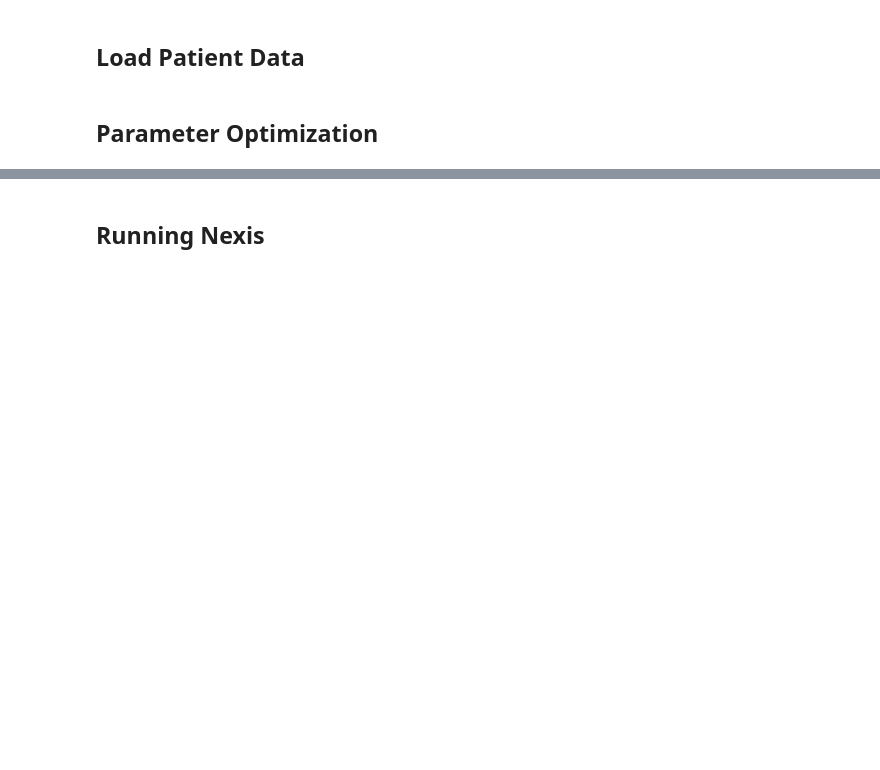
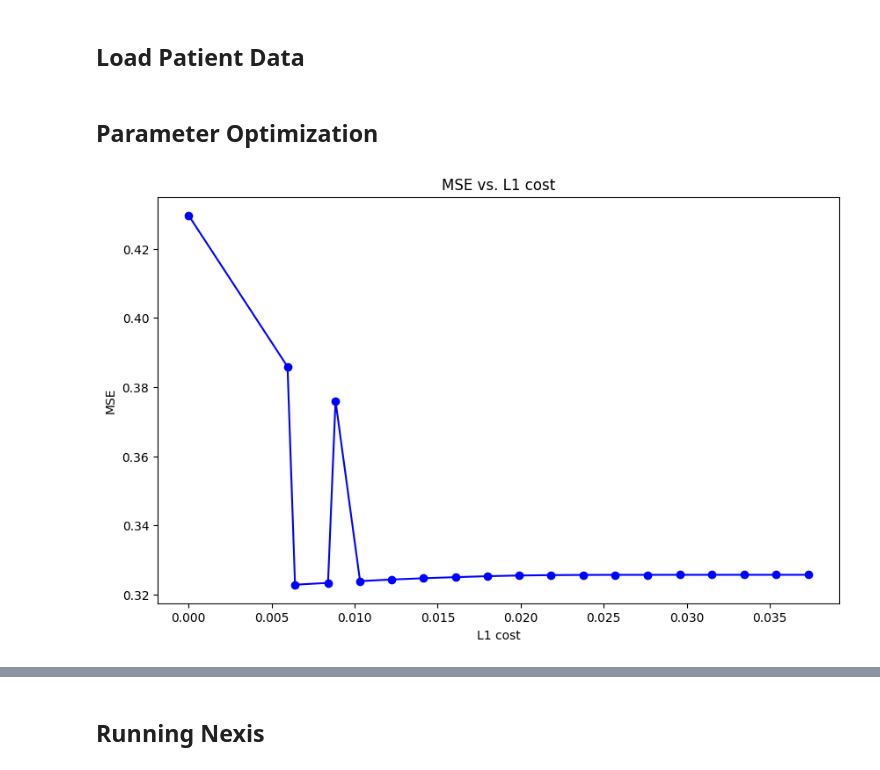
Before and after one commit to LaasyaMunjeti/EBM-Nexis, a Jupyter notebook: Running_nexis_seedop.ipynb, the cells around one changed output, grey strips where cells are left out. Drawn from its saved outputs; the diff is of its cells as text; code cells hidden in the pictures; blank space fills up the shorter version.

```diff
--- a/Running_nexis_seedop.ipynb
+++ b/Running_nexis_seedop.ipynb
@@ -98,5 +99,92 @@ patient_tau = patient_tau.to_numpy()
 patient_tau = patient_tau.T
 # %% [markdown]
 ## Parameter Optimization
+# %%
+# Determining optimal lambda
+
+nexis_model = run_Nexis(C_=C_, U_=U_, t_vec_=t_vec_, w_dir_=w_dir_,
+                        volcorrect_=volcorrect_,
+                        region_volumes_=region_volumes_, logistic_term_=1)
+
+# Create data from for lambda and MSE
+column_names_1 = ['L1 cost', 'MSE', 'Lambda', 'optimized initial vector']
+L1_mse = pandas.DataFrame(columns = column_names_1)
+
+for Lambda in np.arange(0, 0.02, 0.001):
+
+        # Define a function that runs Nexis and calculates the MSE
+        def Nexis_MSE(params, patient_tau):
+
+                param1 = params # param1 = initial vector
+
+                # Initialize run_Nexis class
+                nexis_model_mse = run_Nexis(C_=C_, U_=U_, t_vec_=t_vec_, w_dir_=w_dir_,
+                                volcorrect_=volcorrect_, region_volumes_=region_volumes_, logistic_term_=1)
+
+                # Parameters for simulate_nexis method
+                parameters = [0.05682783098035397, 1.0099199088257873, 1.0, 0.5, 0.0, 0.07, 20.000003789393187, param1]  # [alpha, beta, gamma, s, b, p , k, inital vector]
+                # optimized params version 1: 0.26578466302222054, 0.4901505014988503, 1.0, 0.5, 0.0, 0.07, 20.000567683872493
+                # optimized params final: 0.05682783098035397, 1.0099199088257873, 1.0, 0.5, 0.0, 0.07, 20.000003789393187
+
+                # Call the simulate_nexis method with the parameters
+                Y = nexis_model_mse.simulate_nexis(parameters)
+
+                # For optimization, only take stages from Y that correspond to patient's stages
+                Y_edited = Y[:, stages]
+
+                error = mse_matrix(patient_tau,Y_edited) + Lambda * param1.sum()
+
+                return error
+
+        #Optimize parameters by minimizing MSE between patient data and Y
+        custom_Nexis_MSE = partial(Nexis_MSE, patient_tau=patient_tau)
+
+        # Initial guesses for initial vector
+        seeding_locations = ['ctx-lh-entorhinal', 'ctx-rh-entorhinal'] # Manually edit guess for seeding region here
+        seeding_indices = [regions.index(item) for item in seeding_locations if item in seeding_locations]
+        array_length = nROI
+        init_guess = np.zeros(array_length)
+        init_guess[seeding_indices[0]] = 1
+        init_guess[seeding_indices[1]] = 1
+
+        # Bounds for initial vector
+        bounds = [(0, 3) for _ in range(nROI)]
+
+        # Perform the optimization
+        result = minimize(custom_Nexis_MSE, init_guess, bounds=bounds, method='L-BFGS-B',
+                        options={'ftol': 1e-3, 'gtol': 1e-3,'maxiter': 1000})
+
+        if result.success:
+                optimized_initial_vec = result.x
+                optimized_initial_vec = optimized_initial_vec.tolist()
+
+        # Run Nexis
+        parameters =  [0.26578466302222054, 0.4901505014988503, 1.0, 0.5, 0.0, 0.07, 20.000567683872493, optimized_initial_vec] # [alpha, beta, gamma, s, b, p, k, initial vector] # CAN MANUALLY SET PARAMETERS HERE
+        Y = nexis_model.simulate_nexis(parameters)
+        Y_edited = Y[:, stages]
+
+        # Calculate MSE
+        mse = mse_matrix(patient_tau, Y_edited)
+
+        # Create data frame for the subject
+        sub_df = pandas.DataFrame([[Lambda  * sum(optimized_initial_vec)] + [mse] + [Lambda] + [optimized_initial_vec]], columns=column_names_1)
+
+        # Concatenate the original DataFrame with the new DataFrame
+        L1_mse = pandas.concat([L1_mse, sub_df], ignore_index=True)
+
+# Plot MSE vs. lambda
+L1_mse = L1_mse.sort_values(by='L1 cost')
+plt.figure(figsize=(10, 6))
+plt.plot(L1_mse.iloc[:,0:1], L1_mse.iloc[:,1:2], marker='o', linestyle='-', color='b', label='Data Line')
+
+# Add labels and title
+plt.xlabel('L1 cost')
+plt.ylabel('MSE')
+plt.title('MSE vs. L1 cost')
+
+# Show the plot
+plt.show()
+# %% [output]
+[figure, added]
 # %%
 # SET LAMBDA HERE (for L1 regularization)
```
Also changed, not shown: parts of 14 cells of this notebook, 4 other files.
